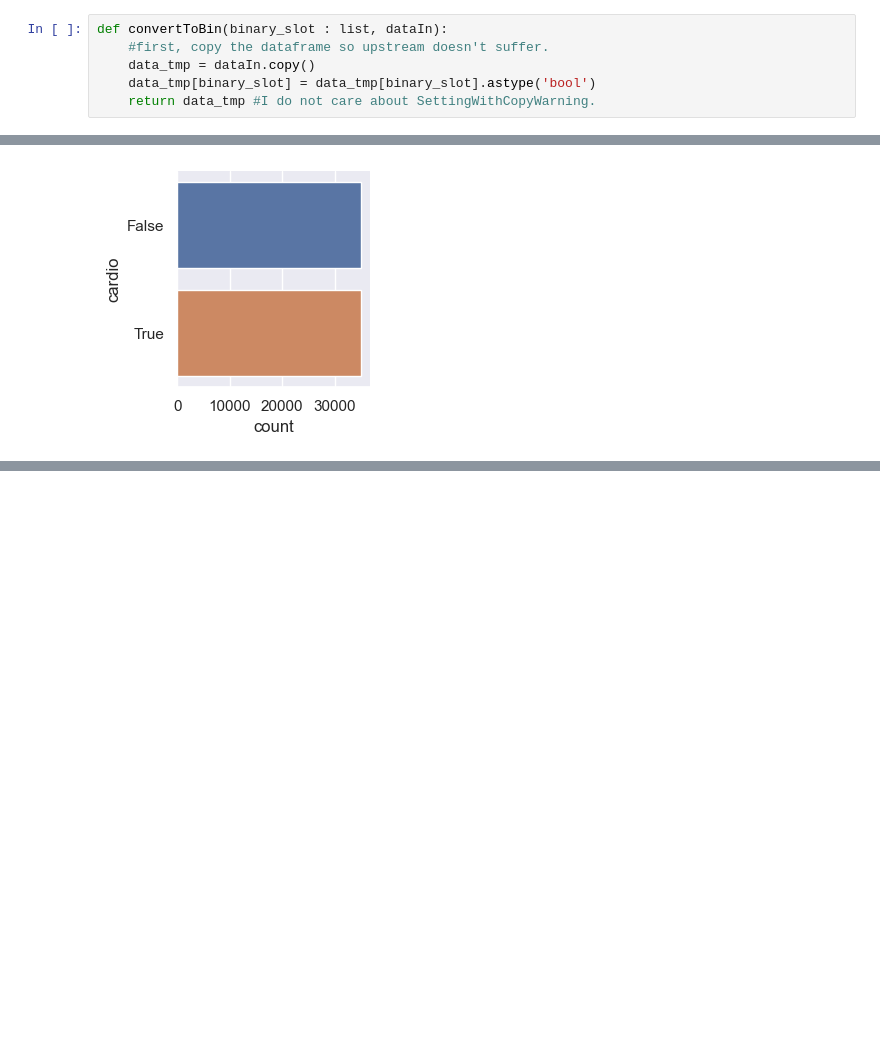
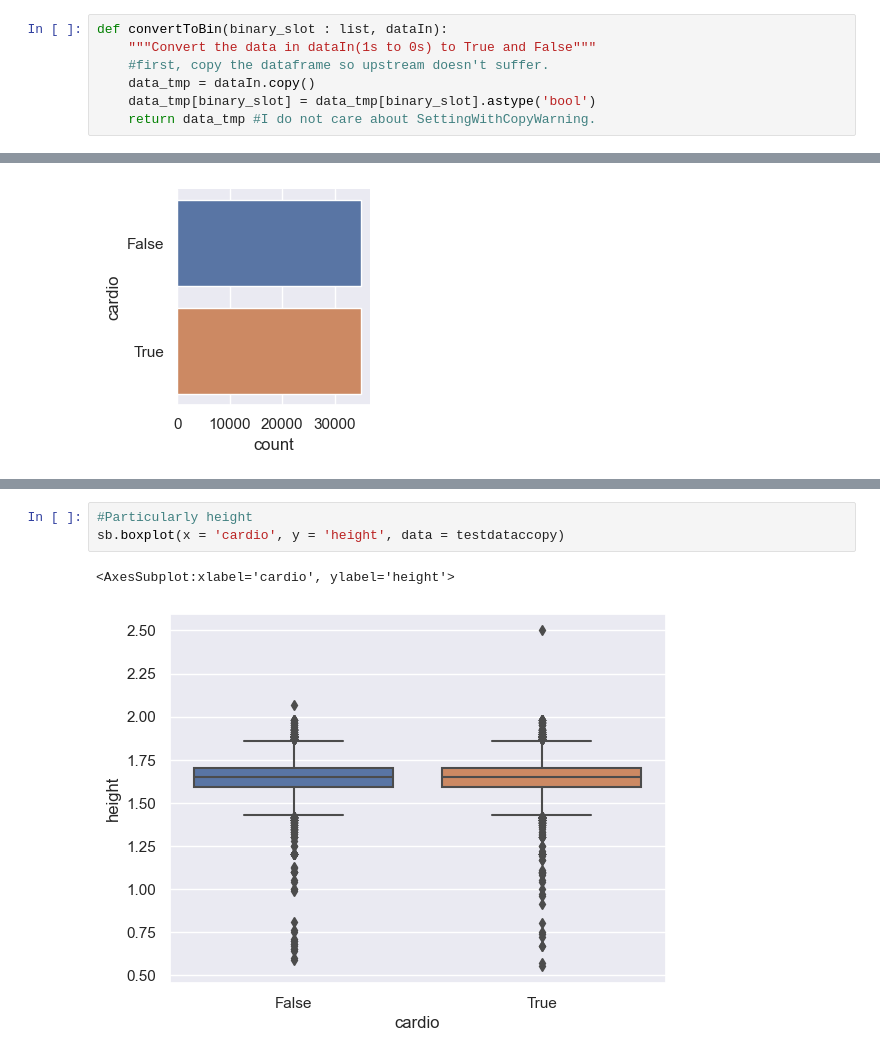
Before and after one commit to Ansh007898/Purojekt, a Jupyter notebook: Extra dataset/second_main.ipynb, the cells around one changed output, grey strips where cells are left out. Drawn from its saved outputs; the diff is of its cells as text; blank space fills up the shorter version.

```diff
--- a/Extra dataset/second_main.ipynb
+++ b/Extra dataset/second_main.ipynb
@@ -94,6 +112,7 @@ binForm = ["smoke", "alco", "active", "cardio"]
 #Later I will map the gender column too, but be patient.
 # %%
 def convertToBin(binary_slot : list, dataIn):
+    """Convert the data in dataIn(1s to 0s) to True and False"""
     #first, copy the dataframe so upstream doesn't suffer.
     data_tmp = dataIn.copy()
     data_tmp[binary_slot] = data_tmp[binary_slot].astype('bool')
@@ -262,0 +501,6 @@ for col in binForm:
+# %%
+#Particularly height
+sb.boxplot(x = 'cardio', y = 'height', data = testdataccopy)
+# %% [output]
+<AxesSubplot:xlabel='cardio', ylabel='height'>
+[figure, added]
```
Also changed, not shown: parts of 31 cells of this notebook, 1 other file.
